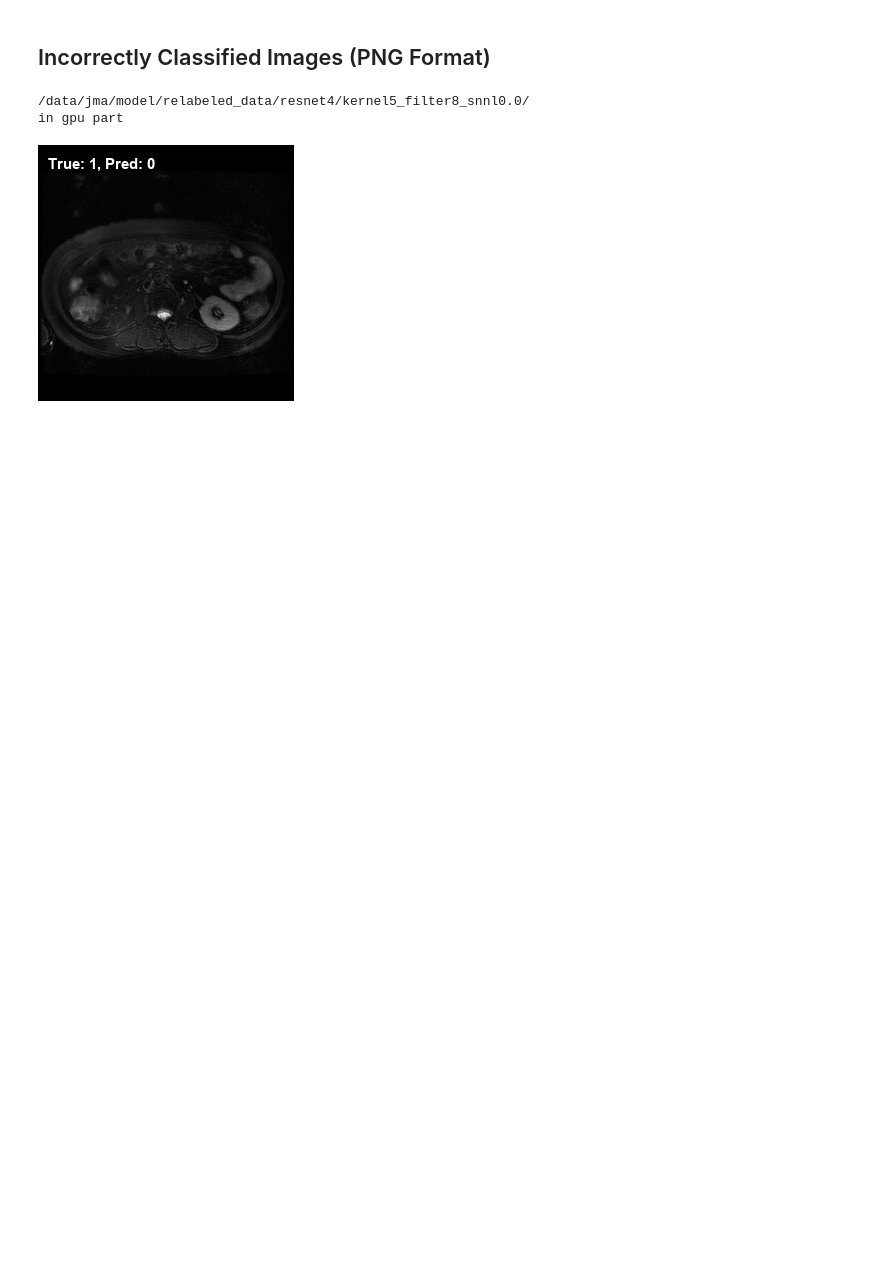
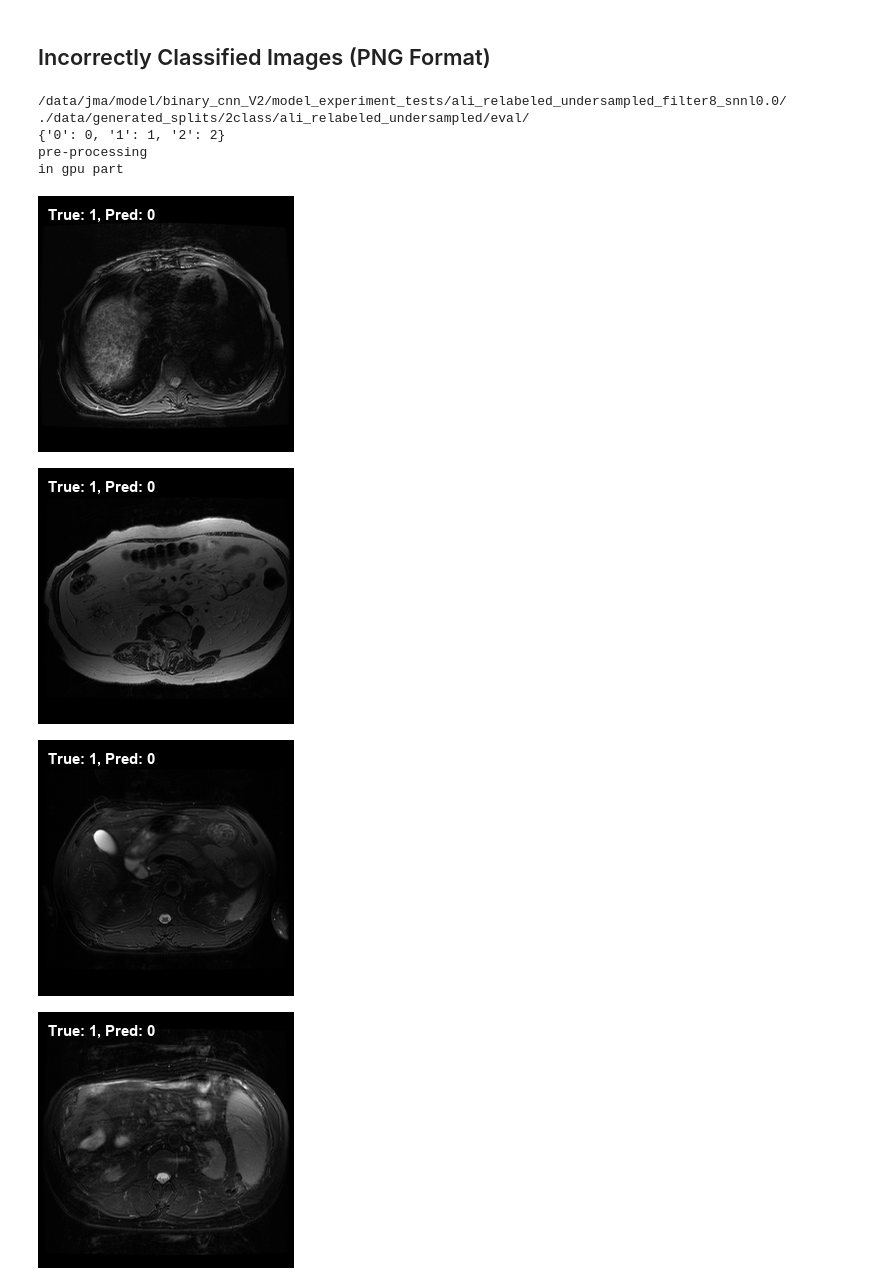
Before and after one commit to 18jeffreyma/motion-artifact, a Jupyter notebook: convnet_mri_binary_nb.ipynb, the cells around one changed output. Drawn from its saved outputs; the diff is of its cells as text; code cells hidden in the pictures; blank space fills up the shorter version.

```diff
--- a/convnet_mri_binary_nb.ipynb
+++ b/convnet_mri_binary_nb.ipynb
@@ -432,16 +442,16 @@ b_size = 32
 
 random_seed = 777
 
-convnet_checkpoint_path_base = "/data/jma/model/binary_cnn/initial_tests/"
+convnet_checkpoint_path_base = "/data/jma/model/binary_cnn_V2/model_experiment_tests/"
 
 
 # kernel_sizes = [7, 9, 10, 11, 13]
 # filter_sizes = [10]
 # snnl_weights = [0.0]
 
-kernel_sizes = [[10, 7, 3]]
-filter_sizes = [8]
-snnl_weights = [0.0, 0.1, 0.2, 0.4]
+kernel_sizes = [[10, 7, 3, 3]]
+filter_sizes = [16]
+snnl_weights = [0.0]
 
 # data_root = "./data/data_relabeled_png_synthetic/"
 
@@ -493,7 +503,13 @@ for dt_set in sets:
 
 
                 original_labels = path_to_label(eval_paths, eval_root)
-                predicted_labels = list(values)
+                predictions = list(values)
+
+
+                predicted_labels = [elem['class_ids'][0] for elem in predictions]
+
+                predicted_probabilities = [elem['probabilities'] for elem in predictions]
+                print(predicted_labels)
 
 
                 accuracy = sklearn.metrics.accuracy_score(original_labels, predicted_labels)
@@ -558,64 +557,75 @@ import pandas as pd
 import matplotlib.pyplot as plt
 from PIL import Image, ImageDraw, ImageFont
 
-resnet10_checkpoint_path_base = "/data/jma/model/relabeled_data/resnet4/"
+convnet_checkpoint_path_base = "/data/jma/model/binary_cnn_V2/model_experiment_tests/"
 
-data_path = "./data/data_relabeled_png/"
+dataset_root = "./data/generated_splits/2class/"
 
-image_paths = load_image_paths(data_path)
-train_paths, eval_paths, test_paths = split(image_paths, seed=random_seed)
+eval_root = dataset_root + dt_set + "/eval/"
+eval_paths = load_data_util.load_image_paths(eval_root)
 
+eval_input_fn = lambda : load_data_util.load(eval_root, eval_paths, training=False, augment=False, batch_size=32, norm=False, shuffle=False)
 
-train_input_fn = lambda : load(data_path, train_paths, training=True)
-eval_input_fn = lambda : load(data_path, eval_paths, training=False)
-test_input_fn = lambda : load(data_path, test_paths, training=False)
 
 # change these======
 working_paths = eval_paths
 working_input_fn = eval_input_fn
 
-kernel_size=5
+kernel_size=[10,7,3,3]
 filter_size=8
 snnl_weight=0.0
 #=========
 
-model_path = resnet10_checkpoint_path_base + "kernel" + str(kernel_size) + "_filter" + str(filter_size) + "_snnl" + str(snnl_weight) + "/"
+model_path = convnet_checkpoint_path_base + dt_set + "_filter" + str(filter_size)+"_snnl" + str(snnl_weight) + "/"
 print(model_path)
 
-model_fn = lambda features, labels, mode: resnet4_model_fn(features, labels, mode,
-                                                            conv_kernel=kernel_size,
-                                                            num_channels=filter_size)
+
+model_fn = lambda features, labels, mode: convnet_model_fn(features, labels, mode,
+                                                            conv_kernels=kernel_size,
+                                                             num_channels=filter_size,
+                                                            snnl_weight=snnl_weight,
+                                                            log=False)
 model = tf.estimator.Estimator(model_fn=model_fn, model_dir=model_path)
 
-values = model.predict(working_input_fn)
+values = model.predict(eval_input_fn)
 
-original_labels = path_to_label(working_paths, data_path)
+original_labels = path_to_label(eval_paths, dataset_root + dt_set + "/eval/")
 predicted_labels = list(values)
 
 # make a plot?
 
+
+
+
+
 for index in range(len(working_paths)):
-    if original_labels[index] != predicted_labels[index]:
+    if original_labels[index] != predicted_labels[index]["class_ids"][0]:
         # add image to plot
 
         img = Image.open(working_paths[index])
 
         basewidth = 256
 
         wpercent = (basewidth/float(img.size[0]))
         hsize = int((float(img.size[1])*float(wpercent)))
         img = img.resize((basewidth,hsize), Image.ANTIALIAS)
 
 
         d = ImageDraw.Draw(img)
 
         # debug this shit
         d.text((10,10), "True: " + str(original_labels[index]) +
-               ", Pred: " + str(predicted_labels[index]),
+               ", Pred: " + str(predicted_labels[index]["class_ids"][0]),
                fill="white", font=ImageFont.truetype("./fonts/arial-bold.ttf", 15))
 
         display(img)
 # %% [output]
-/data/jma/model/relabeled_data/resnet4/kernel5_filter8_snnl0.0/
+/data/jma/model/binary_cnn_V2/model_experiment_tests/ali_relabeled_undersampled_filter8_snnl0.0/
+./data/generated_splits/2class/ali_relabeled_undersampled/eval/
+{'0': 0, '1': 1, '2': 2}
+pre-processing
 in gpu part
-[figure, old version]
+[figure, new version]
+[figure, added]
+[figure, added]
+[figure, added]
```
Also changed, not shown: parts of 7 cells of this notebook, 2 other files.
